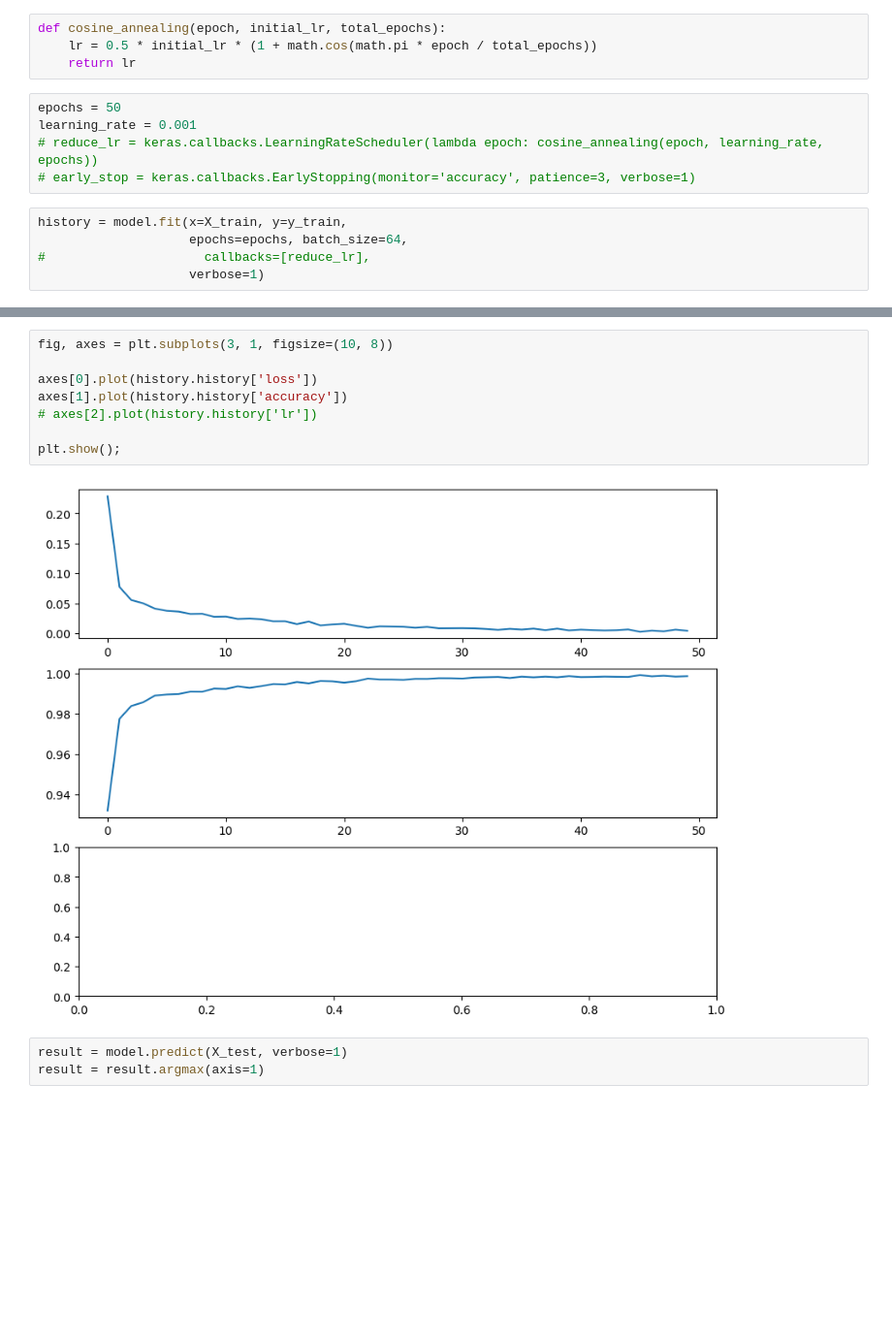
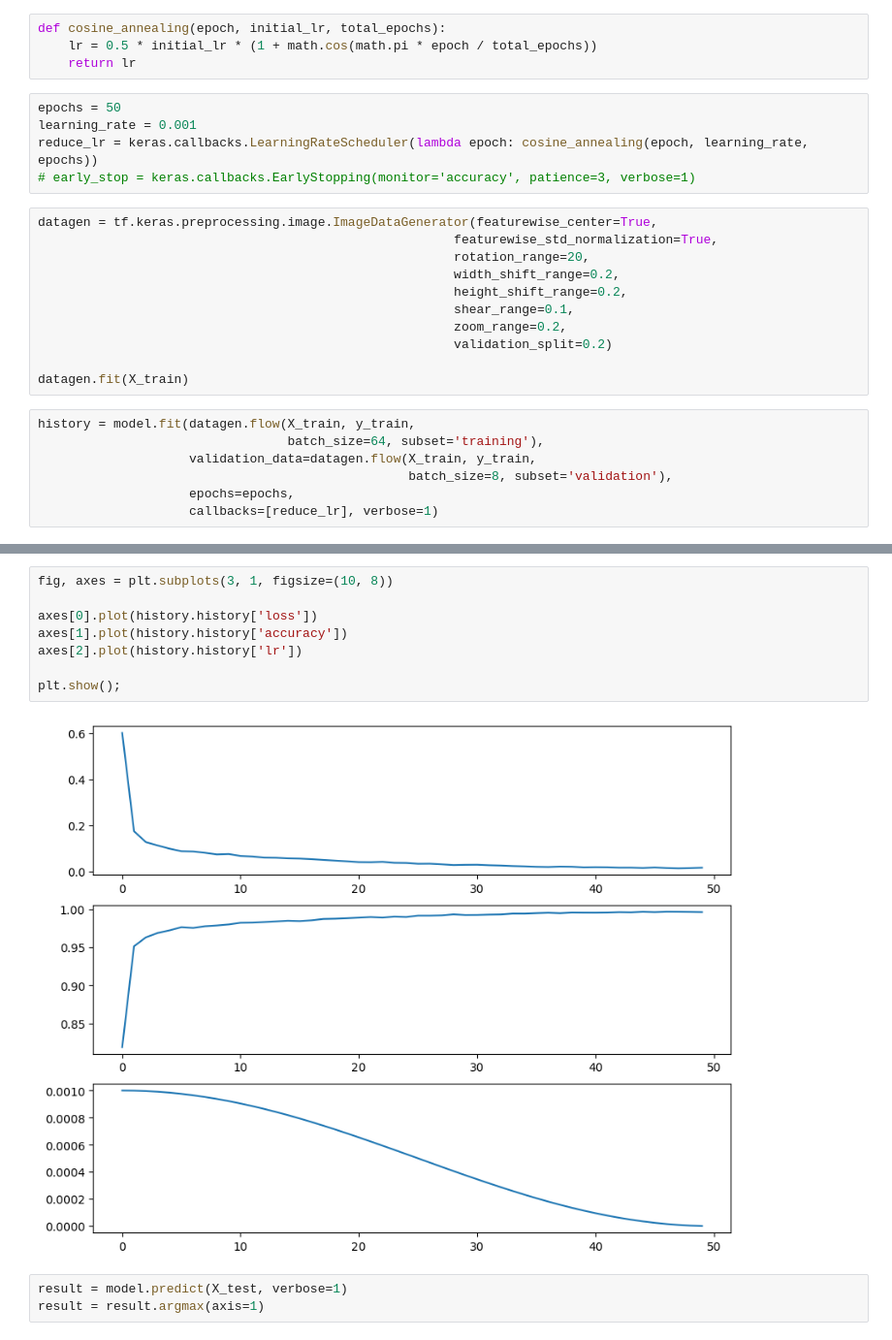
Before and after one commit to hamzzgab/DigitRecognizer, a Jupyter notebook: digitrecognizer.ipynb, the cells around one changed output, grey strips where cells are left out. Shown at 97% size. Drawn from its saved outputs; the diff is of its cells as text; blank space fills up the shorter version.

```diff
--- a/digitrecognizer.ipynb
+++ b/digitrecognizer.ipynb
@@ -148,12 +113,25 @@ def cosine_annealing(epoch, initial_lr, total_epochs):
 # %%
 epochs = 50
 learning_rate = 0.001
-# reduce_lr = keras.callbacks.LearningRateScheduler(lambda epoch: cosine_annealing(epoch, learning_rate, epochs))
+reduce_lr = keras.callbacks.LearningRateScheduler(lambda epoch: cosine_annealing(epoch, learning_rate, epochs))
 # early_stop = keras.callbacks.EarlyStopping(monitor='accuracy', patience=3, verbose=1)
+# %%
+datagen = tf.keras.preprocessing.image.ImageDataGenerator(featurewise_center=True,
+                                                       featurewise_std_normalization=True,
+                                                       rotation_range=20,
+                                                       width_shift_range=0.2,
+                                                       height_shift_range=0.2,
+                                                       shear_range=0.1,
+                                                       zoom_range=0.2,
+                                                       validation_split=0.2)
+
+datagen.fit(X_train)
 # %%
-history = model.fit(x=X_train, y=y_train,
-                    epochs=epochs, batch_size=64,
-#                     callbacks=[reduce_lr],
-                    verbose=1)
+history = model.fit(datagen.flow(X_train, y_train,
+                                 batch_size=64, subset='training'),
+                    validation_data=datagen.flow(X_train, y_train,
+                                                 batch_size=8, subset='validation'),
+                    epochs=epochs,
+                    callbacks=[reduce_lr], verbose=1)
 # %% [output]
 Epoch 1/50
@@ -178,13 +156,13 @@ Epoch 50/50
 # %%
 fig, axes = plt.subplots(3, 1, figsize=(10, 8))
 
 axes[0].plot(history.history['loss'])
 axes[1].plot(history.history['accuracy'])
-# axes[2].plot(history.history['lr'])
+axes[2].plot(history.history['lr'])
 
 plt.show();
 # %% [output]
-[figure, old version]
+[figure, new version]
 # %%
 result = model.predict(X_test, verbose=1)
 result = result.argmax(axis=1)
```
Also changed, not shown: parts of 5 cells of this notebook.
